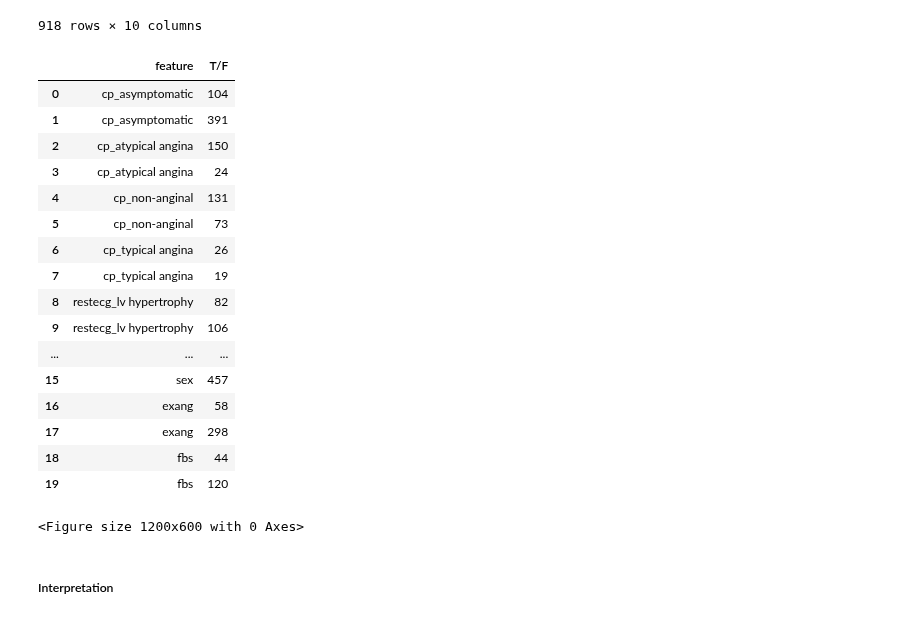
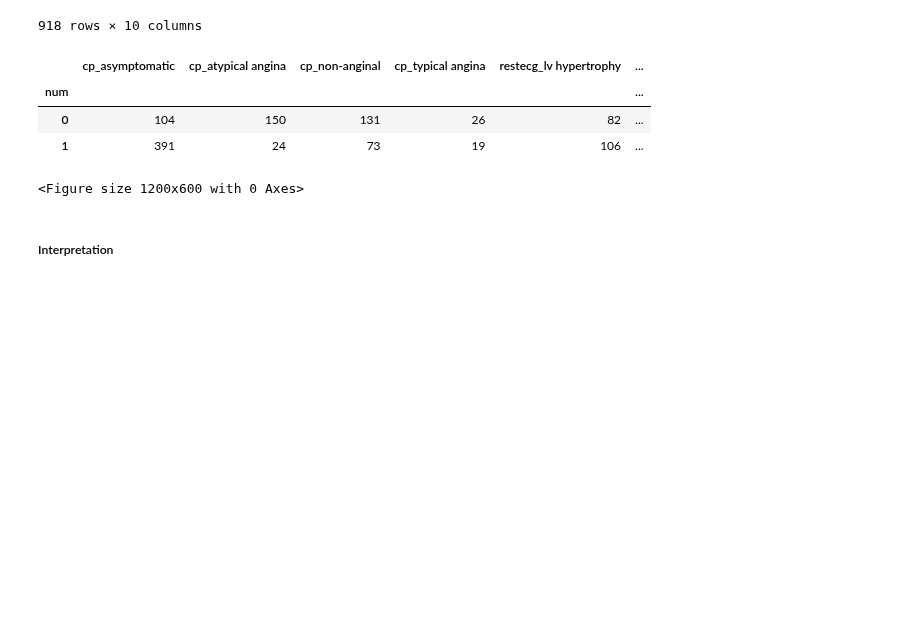
Before and after one commit to ThereseColeongco/hd-classifier, a Jupyter notebook: classifier.ipynb, the cells around one changed output. Saved outputs shown, nothing was run; the diff lists cells and outputs as text; code cells hidden in the pictures; blank space fills up the shorter version.

```diff
--- a/classifier.ipynb
+++ b/classifier.ipynb
@@ -656,31 +672,18 @@ df_eda[cat_cols_encoded]
 # %%
 plt.figure(figsize=(12,6))
 
 cat_counts = df_eda.groupby('num')[cat_cols_encoded].sum()
-
+cat_counts
 # TODO convert cat_counts to long format
 
 # long_df_cat = cat_counts.melt(id_vars='num', var_name='feature', value_name='count')
 
 # bar_plot = sns.catplot(data=long_df_cat, kind='bar', x='feature', y='count', hue='num', hue_order=[0, 1])
 # %% [output]
-|  | feature | T/F |
-| 0 | cp_asymptomatic | 104 |
-| 1 | cp_asymptomatic | 391 |
-| 2 | cp_atypical angina | 150 |
-| 3 | cp_atypical angina | 24 |
-| 4 | cp_non-anginal | 131 |
-| 5 | cp_non-anginal | 73 |
-| 6 | cp_typical angina | 26 |
-| 7 | cp_typical angina | 19 |
-| 8 | restecg_lv hypertrophy | 82 |
-| 9 | restecg_lv hypertrophy | 106 |
-| ... | ... | ... |
-| 15 | sex | 457 |
-| 16 | exang | 58 |
-| 17 | exang | 298 |
-| 18 | fbs | 44 |
-| 19 | fbs | 120 |
+|  | cp_asymptomatic | cp_atypical angina | cp_non-anginal | cp_typical angina | restecg_lv hypertrophy | ... |
+| num |  |  |  |  |  | ... |
+| 0 | 104 | 150 | 131 | 26 | 82 | ... |
+| 1 | 391 | 24 | 73 | 19 | 106 | ... |
 <Figure size 1200x600 with 0 Axes>
 # %% [markdown]
 ##### Interpretation
```
Also changed, not shown: parts of 3 cells of this notebook.
